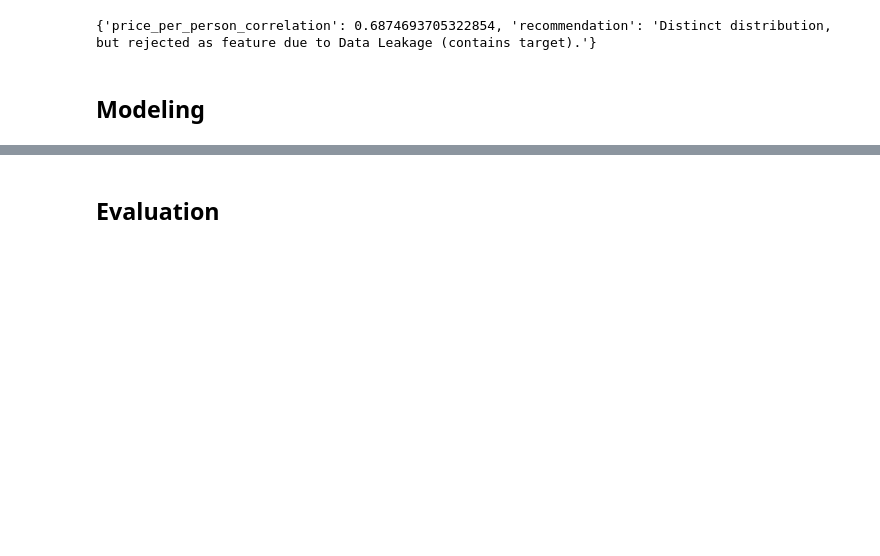
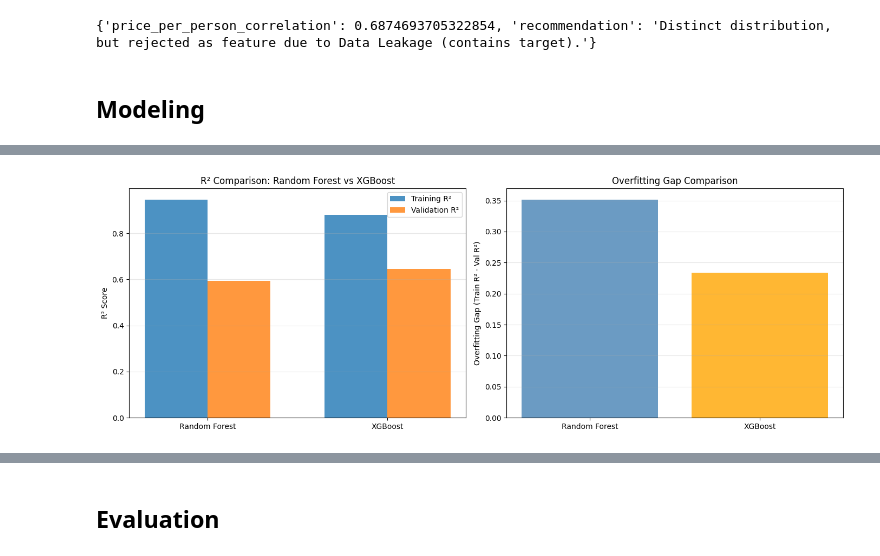
Before and after one commit to BusinessIntelligence2025W/airbnb-prices-rome, a Jupyter notebook: notebook.ipynb, the cells around one changed output, grey strips where cells are left out. Cells and saved outputs as stored; diff of their text form; code cells hidden in the pictures; blank space fills up the shorter version.

Commit message:
(4) modeling

```diff
--- a/notebook.ipynb
+++ b/notebook.ipynb
@@ -1712,0 +2814,93 @@ engine.insert(retrain_documentation, prefixes=prefixes)
+# %%
+#############################################
+# Quick XGBoost Comparison Test
+# Simple comparison with Random Forest (no documentation)
+#############################################
+
+try:
+    import xgboost as xgb
+
+    print("XGBoost Comparison Test")
+    print("=" * 80)
+
+    # Train XGBoost with comparable hyperparameters
+    # n_estimators similar to RF, learning_rate for regularization
+    xgb_model = xgb.XGBRegressor(
+        n_estimators=300,
+        max_depth=6,  # Limit depth to prevent overfitting
+        learning_rate=0.1,
+        min_child_weight=5,  # Similar regularization to min_samples_leaf=5
+        subsample=0.8,
+        colsample_bytree=0.8,
+        random_state=42,
+        n_jobs=-1
+    )
+
+    print("Training XGBoost model...")
+    xgb_model.fit(X_train, y_train)
+
+    # Predictions
+    y_train_pred_xgb = xgb_model.predict(X_train)
+    y_val_pred_xgb = xgb_model.predict(X_val)
+
+    # Metrics
+    train_r2_xgb = r2_score(y_train, y_train_pred_xgb)
+    val_r2_xgb = r2_score(y_val, y_val_pred_xgb)
+    train_mae_xgb = mean_absolute_error(y_train, y_train_pred_xgb)
+    val_mae_xgb = mean_absolute_error(y_val, y_val_pred_xgb)
+    train_rmse_xgb = np.sqrt(mean_squared_error(y_train, y_train_pred_xgb))
+    val_rmse_xgb = np.sqrt(mean_squared_error(y_val, y_val_pred_xgb))
+    gap_xgb = train_r2_xgb - val_r2_xgb
+
+    # Get best RF results for comparison
+    best_rf_result = max(reg_results, key=lambda x: x['val_r2'])
+
+    print("\nModel Comparison:")
+    print("=" * 80)
+    print(f"{'Metric':<20} {'Random Forest':<20} {'XGBoost':<20} {'Difference':<20}")
+    print("=" * 80)
+    print(f"{'Train R²':<20} {best_rf_result['train_r2']:<20.4f} {train_r2_xgb:<20.4f} {train_r2_xgb - best_rf_result['train_r2']:<20.4f}")
+    print(f"{'Val R²':<20} {best_rf_result['val_r2']:<20.4f} {val_r2_xgb:<20.4f} {val_r2_xgb - best_rf_result['val_r2']:<20.4f}")
+    print(f"{'Overfitting Gap':<20} {best_rf_result['gap']:<20.4f} {gap_xgb:<20.4f} {gap_xgb - best_rf_result['gap']:<20.4f}")
+    print(f"{'Val MAE':<20} {best_rf_result['val_mae']:<20.4f} {val_mae_xgb:<20.4f} {val_mae_xgb - best_rf_result['val_mae']:<20.4f}")
+    print(f"{'Val RMSE':<20} {best_rf_result['val_rmse']:<20.4f} {val_rmse_xgb:<20.4f} {val_rmse_xgb - best_rf_result['val_rmse']:<20.4f}")
+    print("=" * 80)
+
+    # Quick visualization
+    fig, axes = plt.subplots(1, 2, figsize=(14, 5))
+
+    # R² comparison
+    models = ['Random Forest', 'XGBoost']
+    train_r2s = [best_rf_result['train_r2'], train_r2_xgb]
+    val_r2s = [best_rf_result['val_r2'], val_r2_xgb]
+
+    x = np.arange(len(models))
+    width = 0.35
+
+    axes[0].bar(x - width/2, train_r2s, width, label='Training R²', alpha=0.8)
+    axes[0].bar(x + width/2, val_r2s, width, label='Validation R²', alpha=0.8)
+    axes[0].set_ylabel('R² Score')
+    axes[0].set_title('R² Comparison: Random Forest vs XGBoost')
+    axes[0].set_xticks(x)
+    axes[0].set_xticklabels(models)
+    axes[0].legend()
+    axes[0].grid(True, alpha=0.3, axis='y')
+
+    # Overfitting gap comparison
+    gaps = [best_rf_result['gap'], gap_xgb]
+    axes[1].bar(models, gaps, color=['steelblue', 'orange'], alpha=0.8)
+    axes[1].set_ylabel('Overfitting Gap (Train R² - Val R²)')
+    axes[1].set_title('Overfitting Gap Comparison')
+    axes[1].grid(True, alpha=0.3, axis='y')
+
+    plt.tight_layout()
+    plt.show()
+
+    print(f"\nBest model: {'XGBoost' if val_r2_xgb > best_rf_result['val_r2'] else 'Random Forest'}")
+    print(f"Validation R² improvement: {abs(val_r2_xgb - best_rf_result['val_r2']):.4f}")
+
+except ImportError:
+    print("XGBoost not installed. Install with: pip install xgboost")
+except Exception as e:
+    print(f"Error during XGBoost comparigson: {e}")
+# %% [output]
@@ -1712,0 +2921 @@ engine.insert(retrain_documentation, prefixes=prefixes)
+[figure, added]
```
Also changed, not shown: parts of 12 cells of this notebook, 1 other file.
